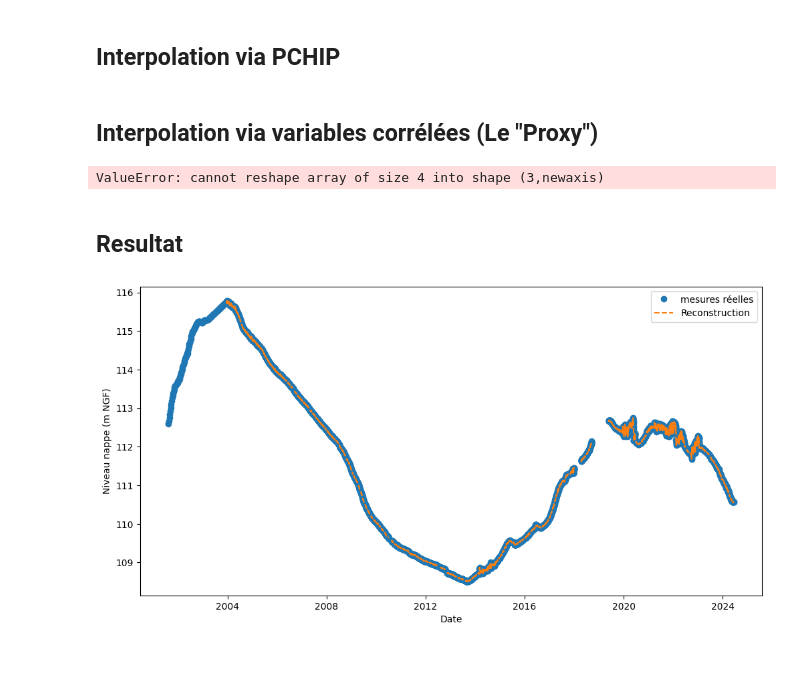
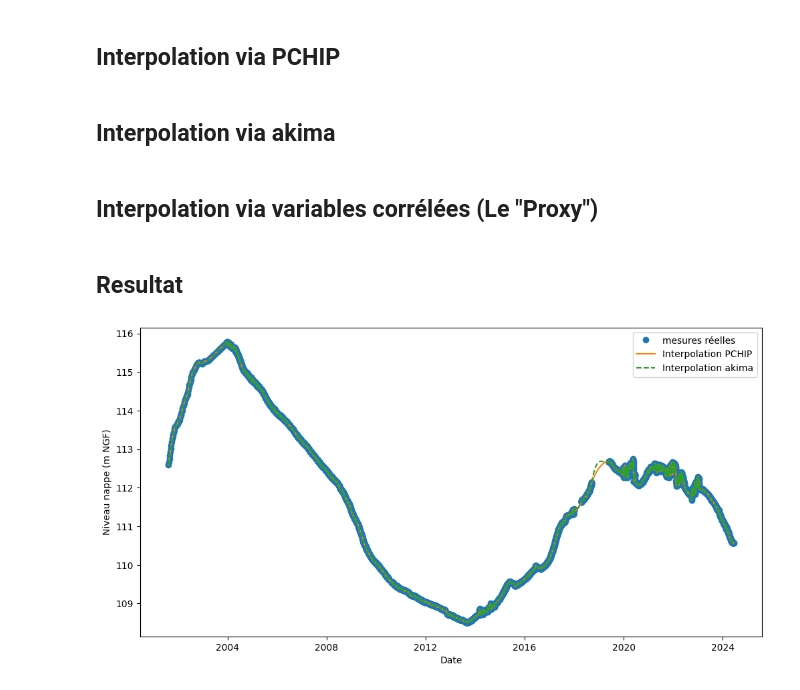
Before and after one commit to TronnoxUwU/STAGE-Junon, a Jupyter notebook: notebooks/interpolations.ipynb, the cells around one changed output. Drawn from its saved outputs; the diff is of its cells as text; code cells hidden in the pictures; blank space fills up the shorter version.

Commit message:
akima

```diff
--- a/notebooks/interpolations.ipynb
+++ b/notebooks/interpolations.ipynb
@@ -85,6 +85,10 @@ df['niveau_spline_b'] = y_spline
 ## Interpolation via PCHIP
 # %%
 df['niveau_pchip'] = df[valeur_de_travail].interpolate(method='pchip')
+# %% [markdown]
+## Interpolation via akima
+# %%
+df['niveau_akima'] = df[valeur_de_travail].interpolate(method='akima')
 # %% [markdown]
 ## Interpolation via variables corrélées (Le "Proxy")
 # %%
@@ -115,22 +119,21 @@ for i in range(1, len(df)):
         df.iloc[i, df.columns.get_loc('niveau_reconstruit')] = last_valid_val + pred_delta
 
     last_valid_val = df['niveau_reconstruit'].iloc[i]
-# %% [output]
-ValueError: cannot reshape array of size 4 into shape (3,newaxis)
 # %% [markdown]
 ## Resultat
 # %%
 plt.figure(figsize=(12,6))
 plt.plot(df[valeur_de_travail], 'o', label='mesures réelles')
-# plt.plot(df['niveau_pchip'], '*', label='Interpolation PCHIP')
+plt.plot(df['niveau_pchip'], '-', label='Interpolation PCHIP')
+plt.plot(df['niveau_akima'], '--', label='Interpolation akima')
 # plt.plot(df['niveau_interp_linear'], '-', label='Interpolation linéaire')
 # plt.plot(df['niveau_poly'], '--', label=f'Polynôme degré {n_degree}', linewidth=1)
 # plt.plot(df['niveau_interp_cubic'], '--', label='Interpolation spline cubique')
 # plt.plot(df['niveau_spline_b'], '--', label='Interpolation B-spline')
-plt.plot(df['niveau_reconstruit'], '--', label='Reconstruction')
+# plt.plot(df['niveau_reconstruit'], '--', label='Reconstruction')
 plt.xlabel("Date")
 plt.ylabel("Niveau nappe (m NGF)")
 plt.legend()
 plt.show()
 # %% [output]
-[figure, old version]
+[figure, new version]
```
